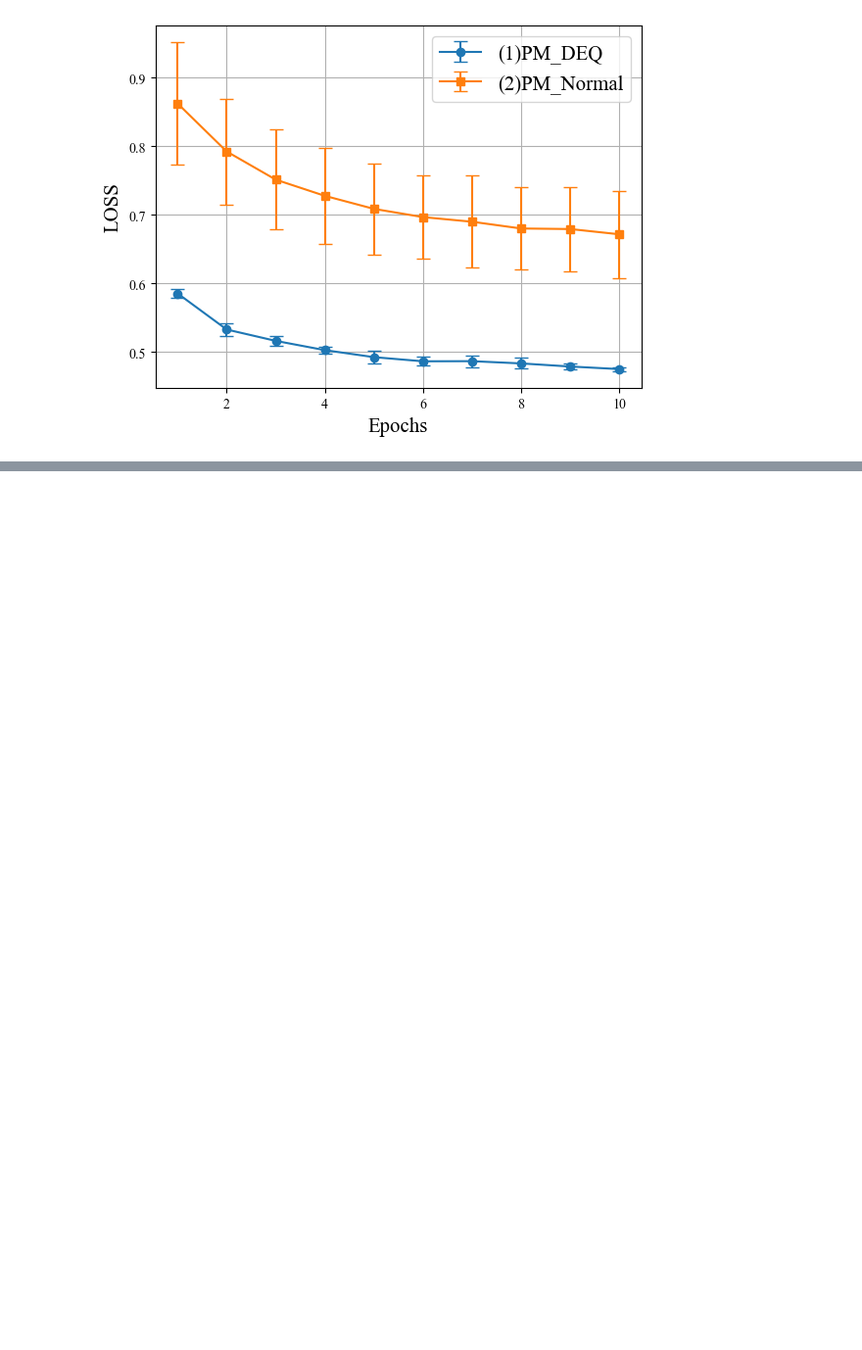
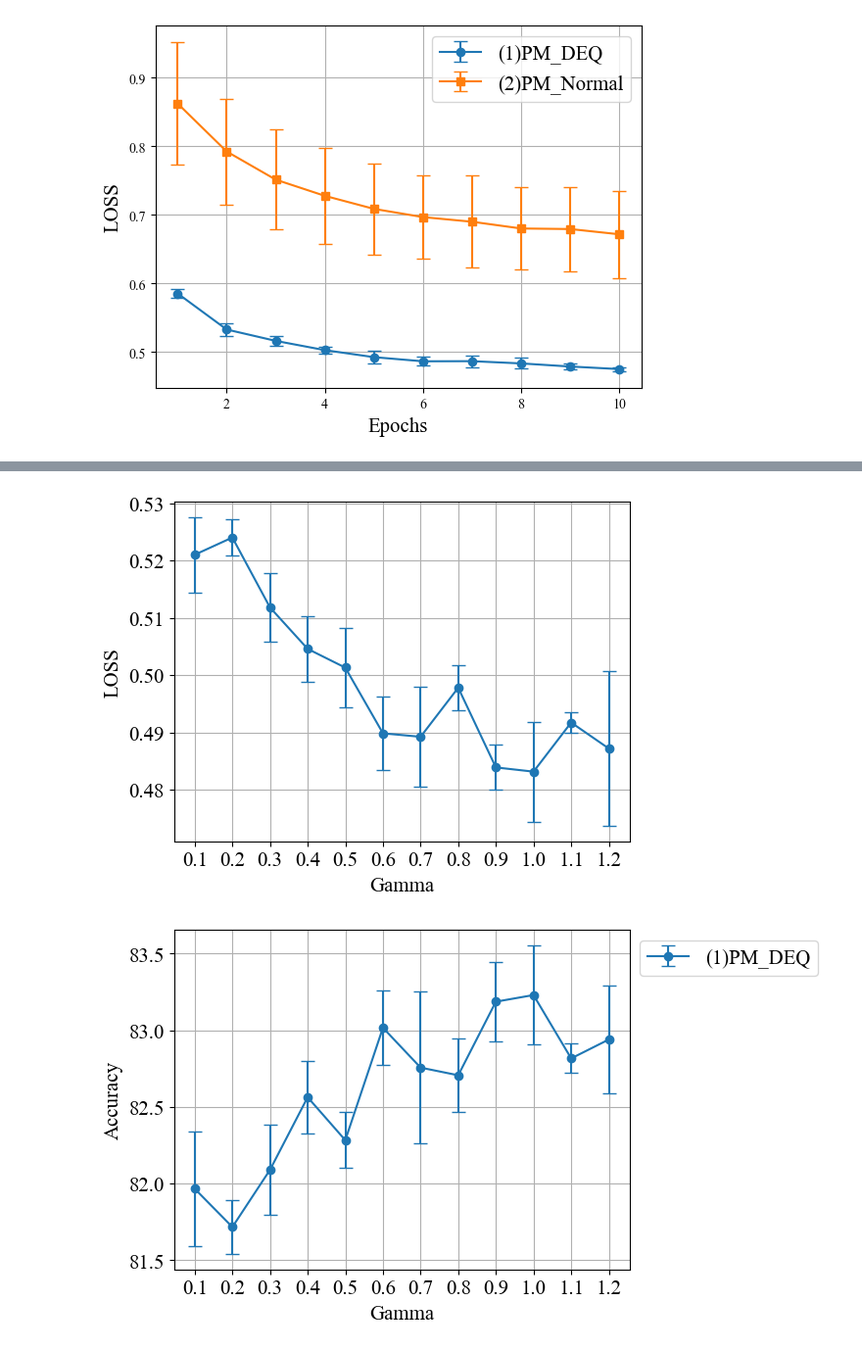
Before and after one commit to Ryuichi-K-create/PhotonicEncoder_public, a Jupyter notebook: Runner/test_graph.ipynb, the cells around one changed output, grey strips where cells are left out. Shown: that part at 98% size. Saved outputs shown, nothing was run; the diff lists cells and outputs as text; code cells hidden in the pictures; blank space fills up the shorter version.

```diff
--- a/Runner/test_graph.ipynb
+++ b/Runner/test_graph.ipynb
@@ -68,0 +125,29 @@ epoch_graph_maker(file_pathes,variable_param,variable_value,memory_lis,labels,Sa
+# %%
+file_pathes = []
+labels = []
+
+#-------------------------dataset-------------------------------
+dataset = 'fashion-mnist'
+variable_param = 'gamma'
+
+#-------------------------1stParameter--------------------------
+labels.append('(1)PM_DEQ')
+enc_type = 'PM'
+cls_type = 'MLP'
+variable_value = [0.1,0.2,0.3,0.4,0.5,0.6,0.7,0.8,0.9,1.0,1.1,1.2]  # 例: variableの値
+num_times = 5  # 試行回数
+experiment_name = 'DEQ7220227'
+
+file_pathes.append(os.path.join(onedrive_path,'PhotonicEncoder_data',dataset, variable_param + '_variable', enc_type, cls_type, experiment_name, 'Final_results.csv'))
+
+#-------------------------2ndParameter--------------------------
+
+#---------------------------------------------------------------
+
+# variable_values = [1,2,4,8,16]
+# memory_lis =[1,2,4,8,16]
+
+final_graph_maker(file_pathes,variable_param,variable_value,variable_value,labels,Save=False, Show=True)
+# %% [output]
+[figure, added]
+[figure, added]
```
Also changed, not shown: parts of 1 cell of this notebook, 5 other files.
